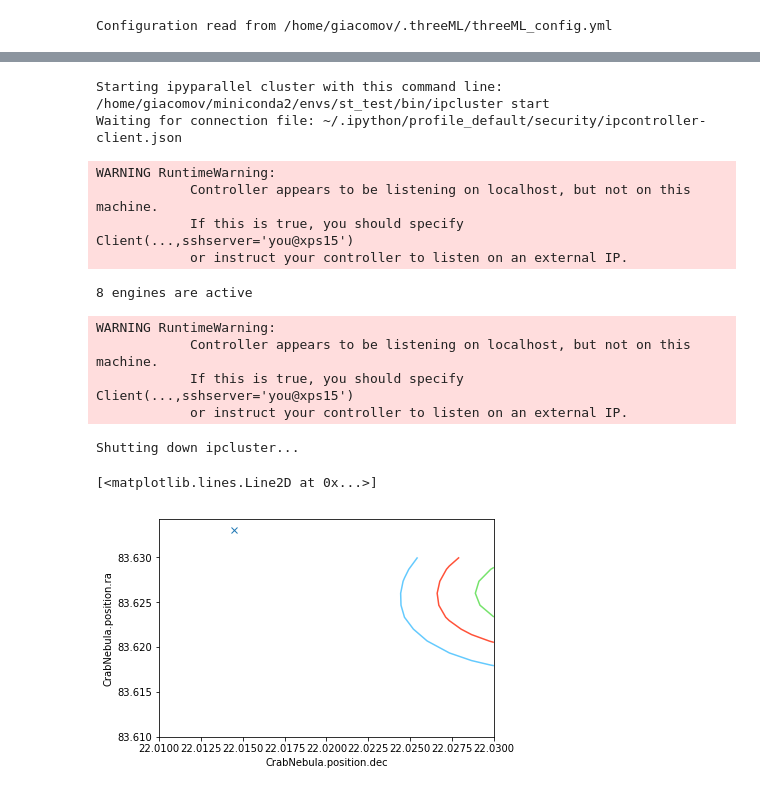
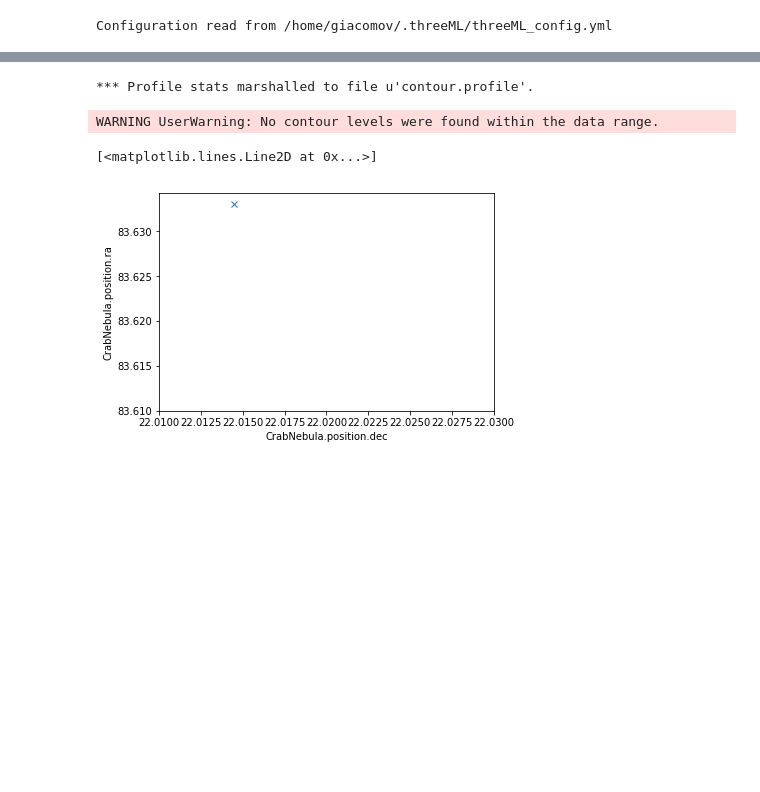
Before and after one commit to threeML/hawc_hal, a Jupyter notebook: notebooks/test_like.ipynb, the cells around one changed output, grey strips where cells are left out. Saved outputs shown, nothing was run; the diff lists cells and outputs as text; code cells hidden in the pictures; blank space fills up the shorter version.

```diff
--- a/notebooks/test_like.ipynb
+++ b/notebooks/test_like.ipynb
@@ -14,13 +14,12 @@ Configuration read from /home/giacomov/.threeML/threeML_config.yml
 # %%
 ra_crab, dec_crab = 83.633083, 22.014500
 
-roi = HealpixConeROI(3.0, 8.0, ra=ra_crab, dec=dec_crab)
+roi = HealpixConeROI(3.0, 12.0, ra=ra_crab, dec=dec_crab)
 
 hawc = HAL("HAWC",
                   "/home/giacomov/science/hawc/data/maptree_1024.root",
                   "/home/giacomov/science/hawc/data/response.root",
-                  roi,
-                  0.17)
+                  roi)
 
 hawc.set_active_measurements(1, 9)
 
@@ -144,9 +146,13 @@ param.loc[(slice(None), ['CrabNebula.spectrum.main.Log_parabola.alpha']), 'value
 source.position.ra.free = True
 source.position.dec.free = True
 
-jl.set_minimizer("ROOT")
+jl.set_minimizer("minuit")
 
-best_fit, like_frame = jl.fit()
+command = """jl.fit()"""
+cProfile.runctx( command, globals(), locals(), filename="freepos.profile" )
+
+
+#best_fit, like_frame = jl.fit()
 
 # CrabNebula.position.ra	(8.362 +/- 0.00026) x 10	deg
 # CrabNebula.position.dec	(2.202 +/- 0.00024) x 10	deg
@@ -195,31 +193,17 @@ _ = jl.get_errors()
 # %%
-with parallel_computation():
-
-    _ = jl.get_contours(model.CrabNebula.position.ra, 83.610, 83.630, 16,
-                        model.CrabNebula.position.dec, 22.010, 22.030, 16)
+%prun -D contour.profile jl.get_contours(model.CrabNebula.position.ra, 83.610, 83.630, 16, model.CrabNebula.position.dec, 22.010, 22.030, 16)
 
 import matplotlib.pyplot as plt
 
 plt.plot([dec_crab], [ra_crab], 'x')
 
 # Parallel: 183.5
 
 # 225 / 225 in 249.2 s (0:00:00 remaining)
 # %% [output]
-Starting ipyparallel cluster with this command line:
-/home/giacomov/miniconda2/envs/st_test/bin/ipcluster start
-Waiting for connection file: ~/.ipython/profile_default/security/ipcontroller-client.json
+*** Profile stats marshalled to file u'contour.profile'.
-WARNING RuntimeWarning:
-            Controller appears to be listening on localhost, but not on this machine.
-            If this is true, you should specify Client(...,sshserver='you@xps15')
-            or instruct your controller to listen on an external IP.
+WARNING UserWarning: No contour levels were found within the data range.
-8 engines are active
+[<matplotlib.lines.Line2D at 0x...>]
-WARNING RuntimeWarning:
-            Controller appears to be listening on localhost, but not on this machine.
-            If this is true, you should specify Client(...,sshserver='you@xps15')
-            or instruct your controller to listen on an external IP.
-Shutting down ipcluster...
-[<matplotlib.lines.Line2D at 0x...>]
-[figure, old version]
+[figure, new version]
 # %%
 print spectrum(1.0 * u.TeV).to(1/(u.TeV * u.cm**2 * u.s))
```
Also changed, not shown: parts of 14 cells of this notebook, 23 other files.
